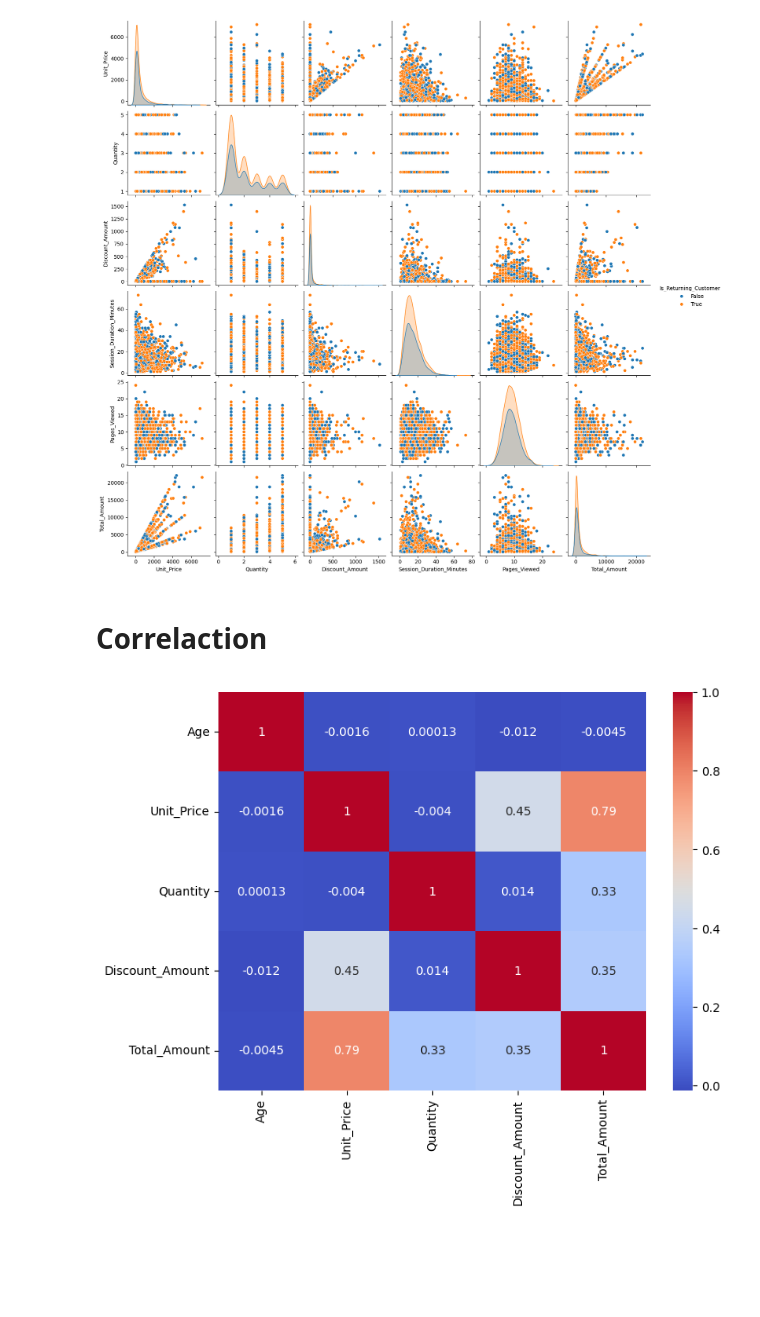
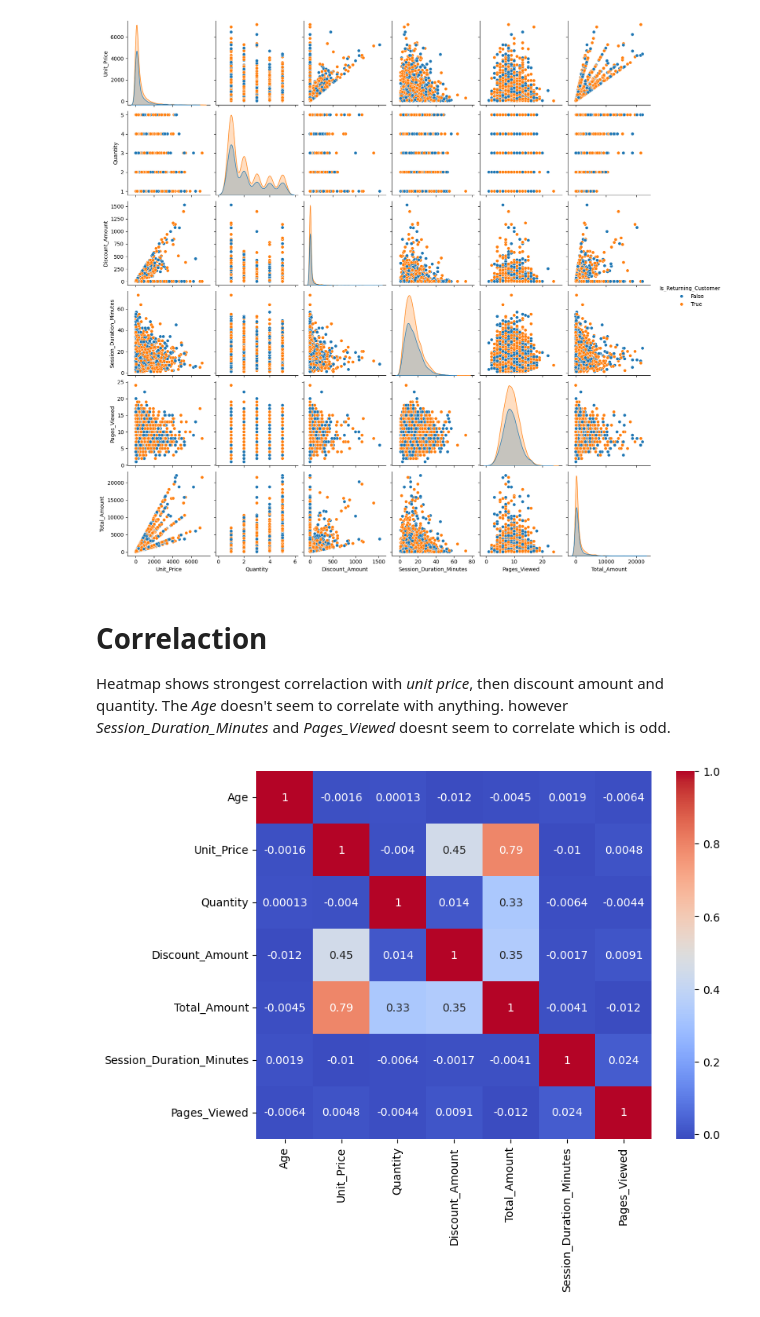
Before and after one commit to d21emijo/Data_Science_E-commerce, a Jupyter notebook: e_commerce.ipynb, the cells around one changed output. Cells and saved outputs as stored; diff of their text form; code cells hidden in the pictures; blank space fills up the shorter version.

```diff
--- a/e_commerce.ipynb
+++ b/e_commerce.ipynb
@@ -198,10 +198,11 @@ plt.show()
 [figure]
 # %% [markdown]
 # Correlaction
+Heatmap shows strongest correlaction with *unit price*, then discount amount and quantity. The *Age* doesn't seem to correlate with anything. however *Session_Duration_Minutes* and *Pages_Viewed* doesnt seem to correlate which is odd.
 # %%
 
 plt.figure(figsize=(8,6))
-sns.heatmap(df[['Age','Unit_Price','Quantity','Discount_Amount','Total_Amount']].corr(), annot=True, cmap='coolwarm')
+sns.heatmap(df[['Age','Unit_Price','Quantity','Discount_Amount','Total_Amount','Session_Duration_Minutes','Pages_Viewed']].corr(), annot=True, cmap='coolwarm')
 plt.show()
 # %% [output]
-[figure, old version]
+[figure, new version]
```
Also changed, not shown: parts of 17 cells of this notebook.
